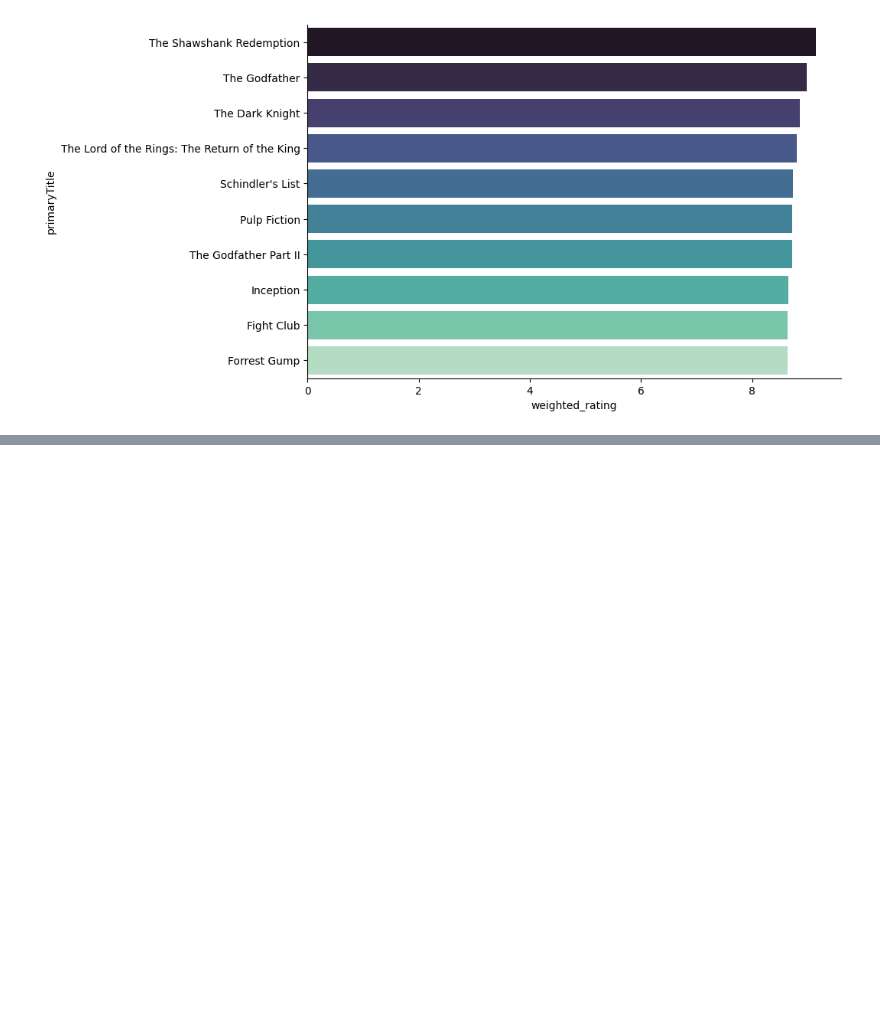
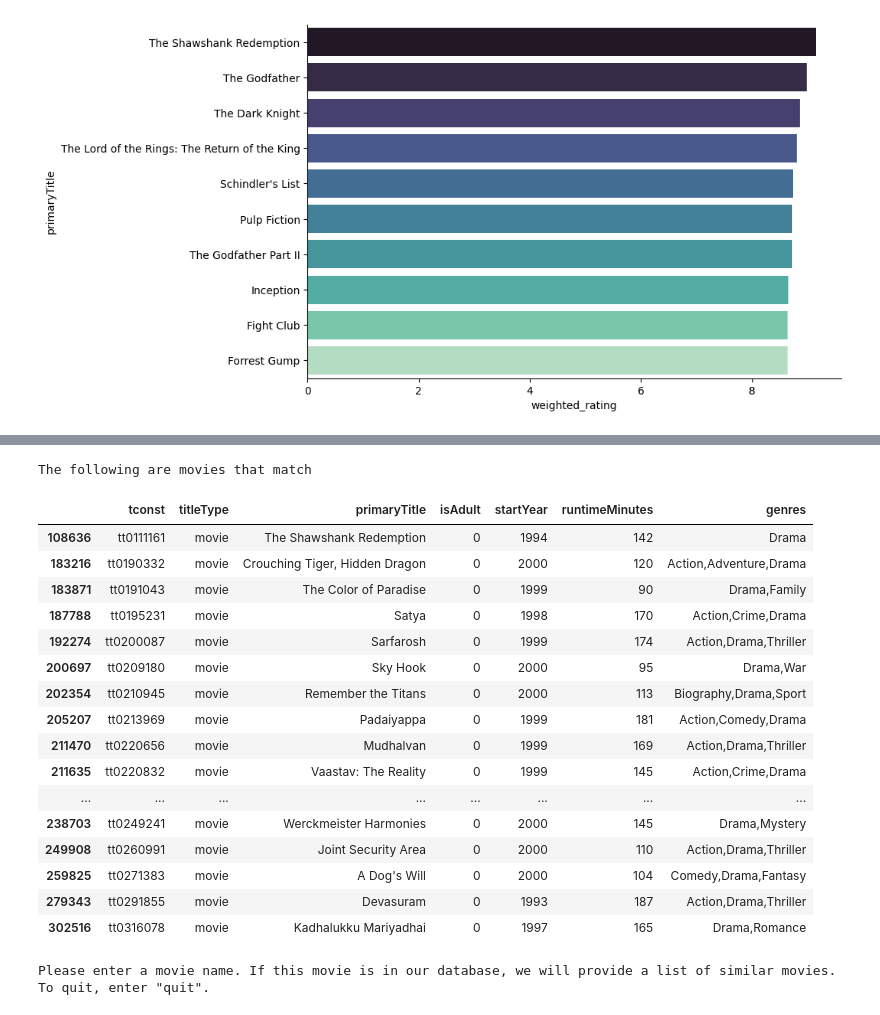
Before and after one commit to jonahwoods95/IMDB-Recommender-System, a Jupyter notebook: Tutorial.ipynb, the cells around one changed output, grey strips where cells are left out. Cells and saved outputs as stored; diff of their text form; code cells hidden in the pictures; blank space fills up the shorter version.

```diff
--- a/Tutorial.ipynb
+++ b/Tutorial.ipynb
@@ -167,7 +184,13 @@ def binning_and_ohe(col, bin_size, max_bin=None):
     bins = cut(col, bins, labels=labels, include_lowest=True)
     return get_dummies(bins)
 
-def get_matches_df(sparse_matrix, name_vector, top=100):
+def filter_col(col_name, pctile):
+    # rated_movies = reviews.loc[reviews['tconst'].isin(movies['tconst'])].copy()
+    # Remove movies with low value in this column
+    min_col_val = percentile(reviews[col_name], pctile)
+    return reviews[reviews[col_name] >= min_col_val]
+
+def get_matches_df(sparse_matrix, name_vector, name_vector_2=None, top=100):
     non_zeros = sparse_matrix.nonzero()
 
     sparserows = non_zeros[0]
@@ -182,9 +205,11 @@ def get_matches_df(sparse_matrix, name_vector, top=100):
     right_side = empty([nr_matches], dtype=object)
     similairity = zeros(nr_matches)
 
+    name_vector_2 = name_vector_2 if name_vector_2 is not None else name_vector
+
     for index in range(0, nr_matches):
         left_side[index] = name_vector.iloc[sparserows[index]]
-        right_side[index] = name_vector.iloc[sparsecols[index]]
+        right_side[index] = name_vector_2.iloc[sparsecols[index]]
         similairity[index] = sparse_matrix.data[index]
 
     return DataFrame({
@@ -246,8 +279,0 @@ matches = get_matches_df(top_matches, item_mat.reset_index()['tconst'], top=None
-# %%
-test_movie = popular_movies[popular_movies['primaryTitle'].str.lower() == 'contact']
-test_movie = test_movie['tconst'].iloc[0]
-
-test_matches = matches[matches['left_side'] == test_movie]['right_side']
-test_matches = test_matches.to_list() + [test_movie]
-
-movies[movies['tconst'].isin(test_matches)]
@@ -269,0 +280,59 @@ As we expect, all the similar items interm of genre is in the top-k recommendati
+# %%
+def get_match(movie_title):
+    test_movie = popular_movies[popular_movies['primaryTitle'].str.lower() == movie_title.lower()]
+    if len(test_movie) == 0:
+        test_movie = popular_movies[popular_movies['primaryTitle'].str.lower().str.contains(movie_title.lower())]
+
+    test_movie = test_movie['tconst'].iloc[0]
+
+    test_matches = matches[matches['left_side'] == test_movie]['right_side']
+    test_matches = test_matches.to_list() + [test_movie]
+
+    return movies[movies['tconst'].isin(test_matches)]
+
+response = ""
+title_error = False
+while True:
+    try:
+
+        if title_error:
+            print("This title was not found in our system. Please enter a different movie title.")
+        print('Please enter a movie name. If this movie is in our database, we will provide a list of similar movies. To quit, enter "quit".')
+
+        response = input()
+        if response.lower() == "quit":
+            break
+
+        clear_output()
+        movie_match = get_match(response)
+
+        print(f"The following are movies that match {response}")
+        display(movie_match)
+
+        title_error = False
+
+    except IndexError:
+        title_error = True
+
+    except KeyboardInterrupt:
+        break
+# %% [output]
+The following are movies that match
+|  | tconst | titleType | primaryTitle | isAdult | startYear | runtimeMinutes | genres |
+| 108636 | tt0111161 | movie | The Shawshank Redemption | 0 | 1994 | 142 | Drama |
+| 183216 | tt0190332 | movie | Crouching Tiger, Hidden Dragon | 0 | 2000 | 120 | Action,Adventure,Drama |
+| 183871 | tt0191043 | movie | The Color of Paradise | 0 | 1999 | 90 | Drama,Family |
+| 187788 | tt0195231 | movie | Satya | 0 | 1998 | 170 | Action,Crime,Drama |
+| 192274 | tt0200087 | movie | Sarfarosh | 0 | 1999 | 174 | Action,Drama,Thriller |
+| 200697 | tt0209180 | movie | Sky Hook | 0 | 2000 | 95 | Drama,War |
+| 202354 | tt0210945 | movie | Remember the Titans | 0 | 2000 | 113 | Biography,Drama,Sport |
+| 205207 | tt0213969 | movie | Padaiyappa | 0 | 1999 | 181 | Action,Comedy,Drama |
+| 211470 | tt0220656 | movie | Mudhalvan | 0 | 1999 | 169 | Action,Drama,Thriller |
+| 211635 | tt0220832 | movie | Vaastav: The Reality | 0 | 1999 | 145 | Action,Crime,Drama |
+| ... | ... | ... | ... | ... | ... | ... | ... |
+| 238703 | tt0249241 | movie | Werckmeister Harmonies | 0 | 2000 | 145 | Drama,Mystery |
+| 249908 | tt0260991 | movie | Joint Security Area | 0 | 2000 | 110 | Action,Drama,Thriller |
+| 259825 | tt0271383 | movie | A Dog's Will | 0 | 2000 | 104 | Comedy,Drama,Fantasy |
+| 279343 | tt0291855 | movie | Devasuram | 0 | 1993 | 187 | Action,Drama,Thriller |
+| 302516 | tt0316078 | movie | Kadhalukku Mariyadhai | 0 | 1997 | 165 | Drama,Romance |
+Please enter a movie name. If this movie is in our database, we will provide a list of similar movies. To quit, enter "quit".
```
Also changed, not shown: parts of 8 cells of this notebook.
